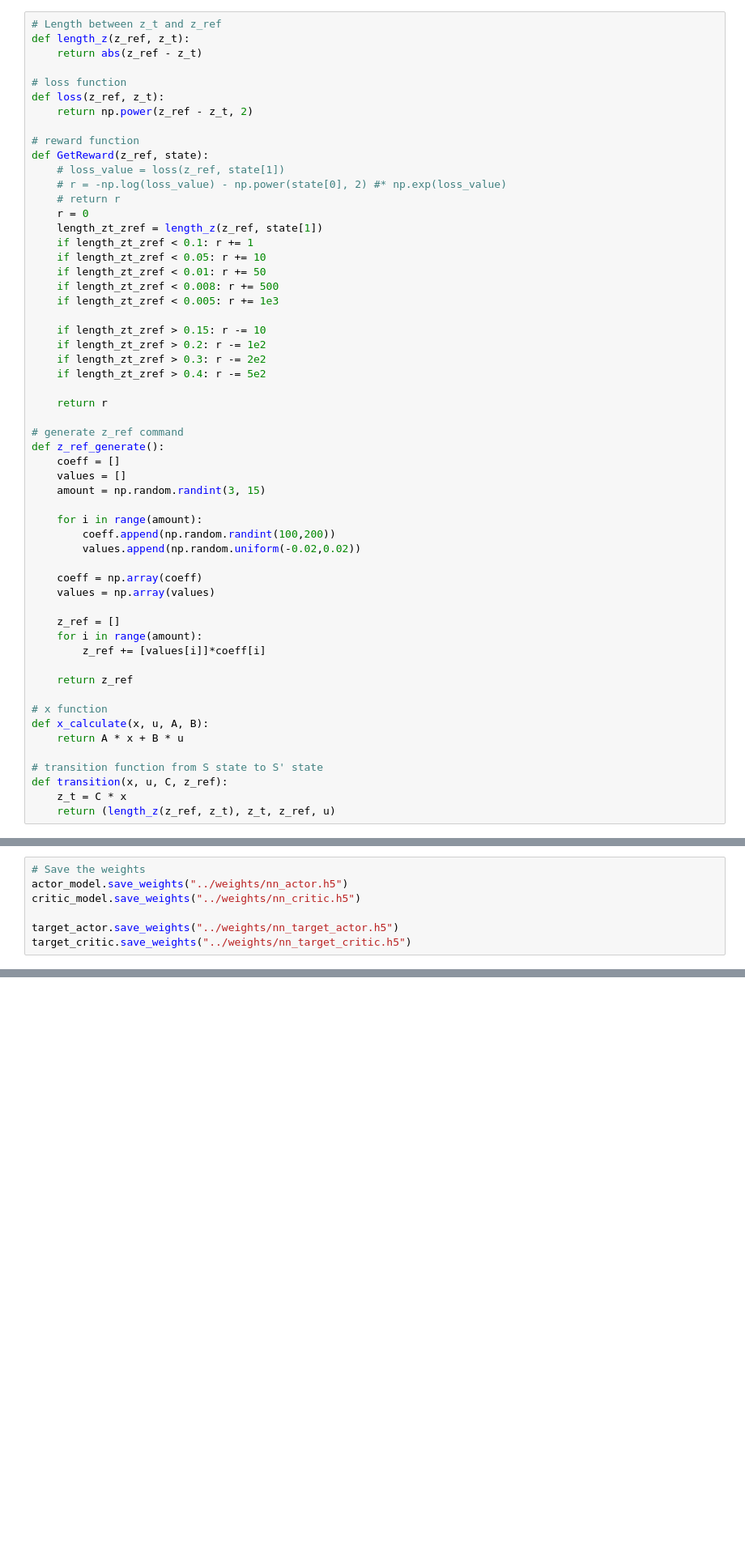
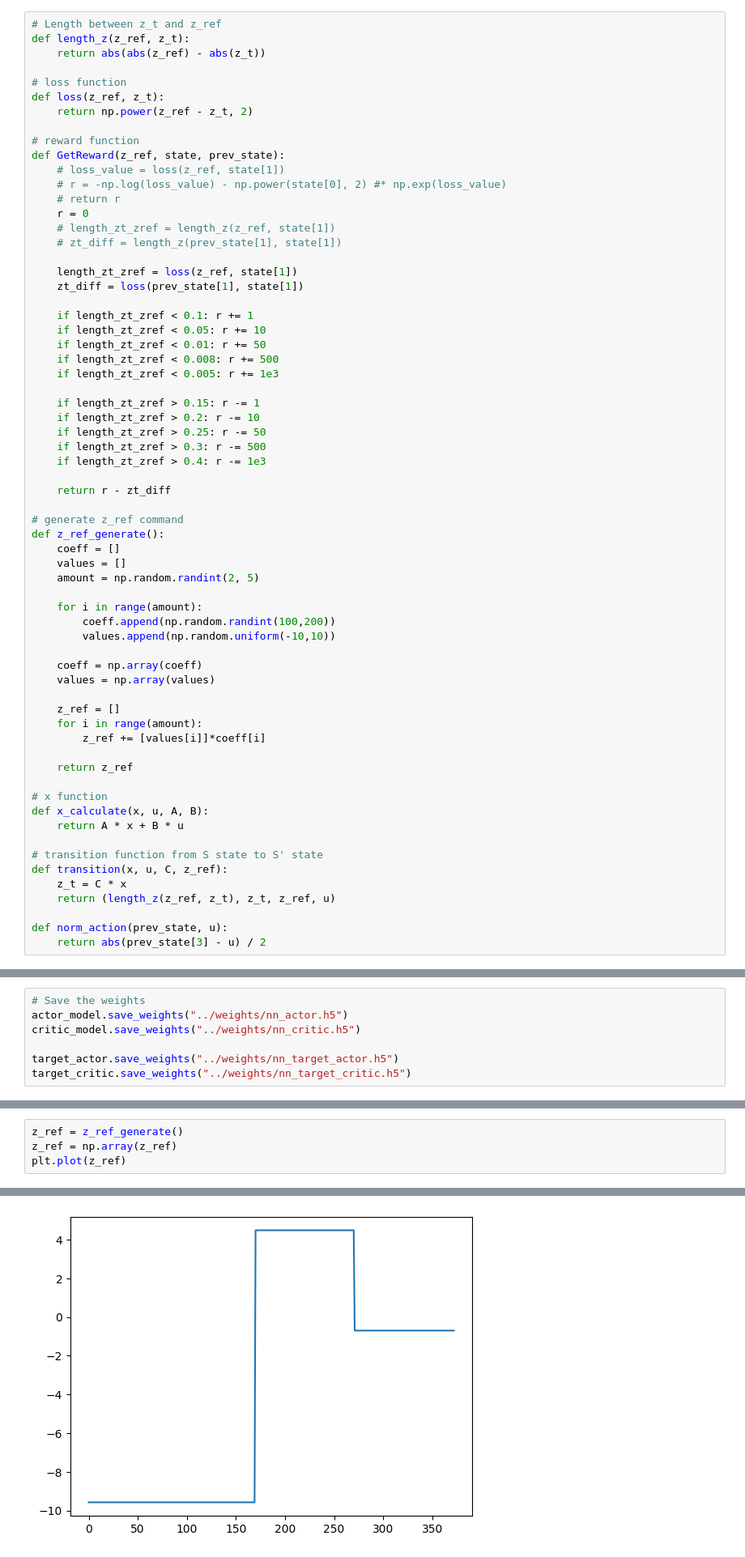
Before and after one commit to NasonovIvan/NN-plasma-control, a Jupyter notebook: src/main.ipynb, the cells around one changed output, grey strips where cells are left out. Shown at 81% size. Saved outputs shown, nothing was run; the diff lists cells and outputs as text; blank space fills up the shorter version.

```diff
--- a/src/main.ipynb
+++ b/src/main.ipynb
@@ -290,41 +284,47 @@ To enable them in other operations, rebuild TensorFlow with the appropriate comp
 # %%
 # Length between z_t and z_ref
 def length_z(z_ref, z_t):
-    return abs(z_ref - z_t)
+    return abs(abs(z_ref) - abs(z_t))
 
 # loss function
 def loss(z_ref, z_t):
     return np.power(z_ref - z_t, 2)
 
 # reward function
-def GetReward(z_ref, state):
+def GetReward(z_ref, state, prev_state):
     # loss_value = loss(z_ref, state[1])
     # r = -np.log(loss_value) - np.power(state[0], 2) #* np.exp(loss_value)
     # return r
     r = 0
-    length_zt_zref = length_z(z_ref, state[1])
+    # length_zt_zref = length_z(z_ref, state[1])
+    # zt_diff = length_z(prev_state[1], state[1])
+
+    length_zt_zref = loss(z_ref, state[1])
+    zt_diff = loss(prev_state[1], state[1])
+
     if length_zt_zref < 0.1: r += 1
     if length_zt_zref < 0.05: r += 10
     if length_zt_zref < 0.01: r += 50
     if length_zt_zref < 0.008: r += 500
     if length_zt_zref < 0.005: r += 1e3
 
-    if length_zt_zref > 0.15: r -= 10
-    if length_zt_zref > 0.2: r -= 1e2
-    if length_zt_zref > 0.3: r -= 2e2
-    if length_zt_zref > 0.4: r -= 5e2
+    if length_zt_zref > 0.15: r -= 1
+    if length_zt_zref > 0.2: r -= 10
+    if length_zt_zref > 0.25: r -= 50
+    if length_zt_zref > 0.3: r -= 500
+    if length_zt_zref > 0.4: r -= 1e3
 
-    return r
+    return r - zt_diff
 
 # generate z_ref command
 def z_ref_generate():
     coeff = []
     values = []
-    amount = np.random.randint(3, 15)
+    amount = np.random.randint(2, 5)
 
     for i in range(amount):
         coeff.append(np.random.randint(100,200))
-        values.append(np.random.uniform(-0.02,0.02))
+        values.append(np.random.uniform(-10,10))
 
     coeff = np.array(coeff)
     values = np.array(values)
@@ -343,6 +343,9 @@ def x_calculate(x, u, A, B):
 def transition(x, u, C, z_ref):
     z_t = C * x
     return (length_z(z_ref, z_t), z_t, z_ref, u)
+
+def norm_action(prev_state, u):
+    return abs(prev_state[3] - u) / 2
 # %%
 def policy(state, noise_object):
     # error = loss(target_state, state)
@@ -518,0 +490,5 @@ target_critic.save_weights("../weights/nn_target_critic.h5")
+# %%
+z_ref = z_ref_generate()
+z_ref = np.array(z_ref)
+plt.plot(z_ref)
+# %% [output]
@@ -518,0 +496 @@ target_critic.save_weights("../weights/nn_target_critic.h5")
+[figure, added]
```
Also changed, not shown: parts of 9 cells of this notebook, 4 other files.
